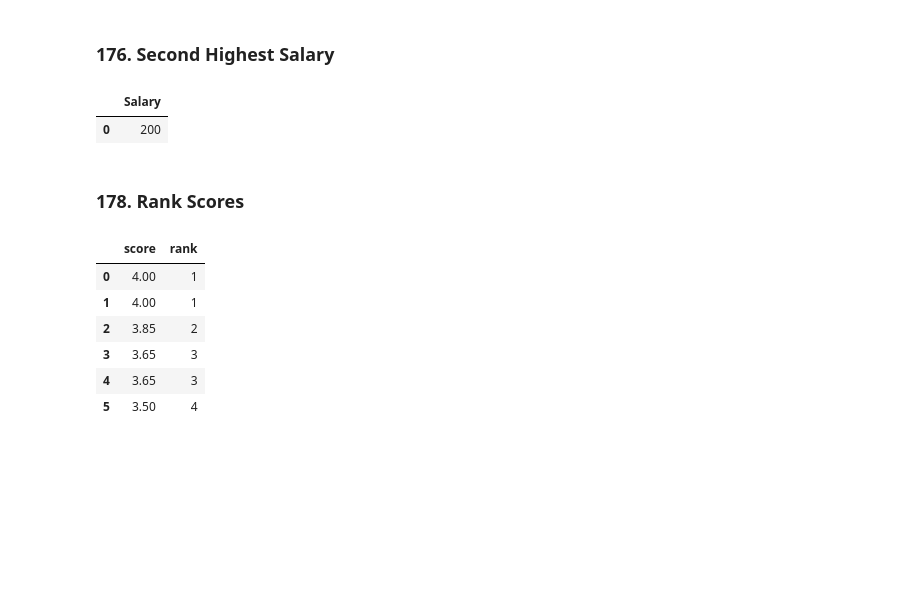
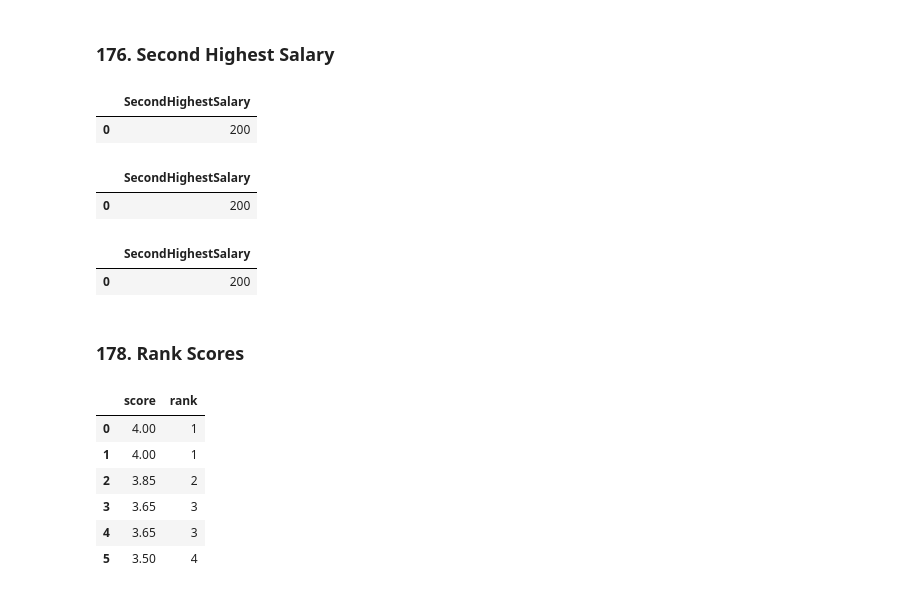
Before and after one commit to katie924/LeetCode-notes, a Jupyter notebook: notebooks/database.ipynb, the cells around one changed output. Cells and saved outputs as stored; diff of their text form; code cells hidden in the pictures; blank space fills up the shorter version.

Commit message:
Database: 176. Second Highest Salary

```diff
--- a/notebooks/database.ipynb
+++ b/notebooks/database.ipynb
@@ -40,16 +40,17 @@ insert into Employee (id, salary) values ('3', '300')
 engine = run_sql_script(sql_script)
 # %%
 sql = """
-SELECT DISTINCT salary
+SELECT MAX(salary) AS SecondHighestSalary
 FROM Employee
-ORDER BY salary DESC
-LIMIT 1 OFFSET 1
+WHERE salary <> (
+    SELECT MAX(salary) FROM Employee
+);
 """
 
 with engine.connect() as conn:
     df = pd.read_sql(text(sql), conn)
 
 df
 # %% [output]
-|  | Salary |
+|  | SecondHighestSalary |
 | 0 | 200 |
@@ -56,3 +60,18 @@ df
+# %%
+max_salary = employee["salary"].max()
+filtered = employee.loc[employee["salary"] != max_salary, "salary"]
+pd.DataFrame({"SecondHighestSalary": [filtered.max()]})
+# %% [output]
+|  | SecondHighestSalary |
+| 0 | 200 |
+# %%
+ser = employee["salary"].sort_values(ascending=False).drop_duplicates()
+pd.DataFrame(
+    {"SecondHighestSalary": [None if ser.size < 2 else ser.iloc[1]]}
+)
+# %% [output]
+|  | SecondHighestSalary |
+| 0 | 200 |
 # %% [markdown]
 ### 178. Rank Scores
 # %%
```
Also changed, not shown: parts of 1 cell of this notebook, 1 other file.
